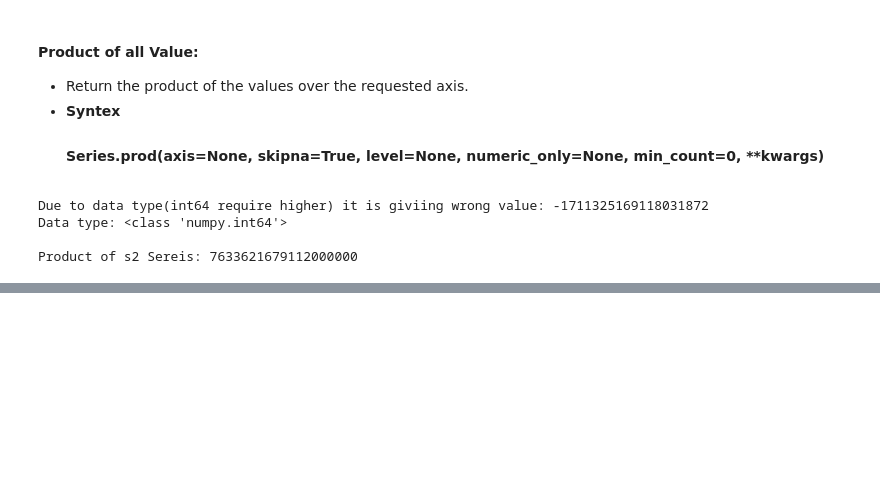
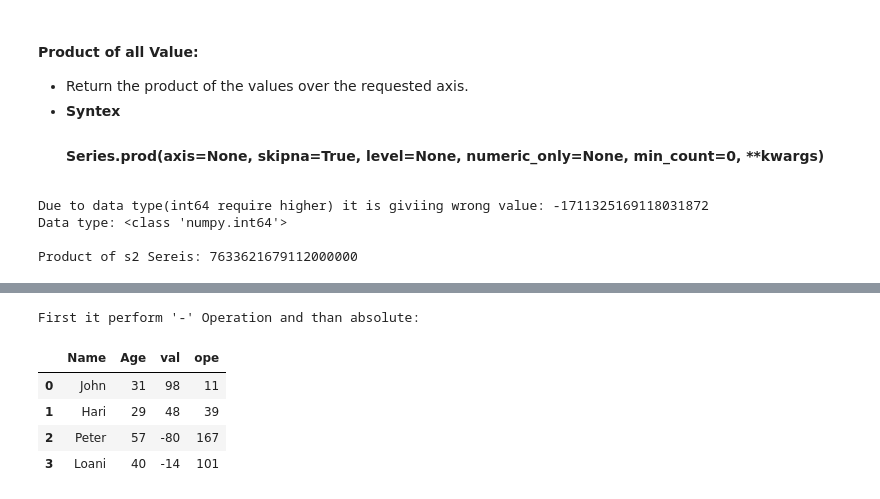
Before and after one commit to Raghushaf/Data_Study_Kaggle, a Jupyter notebook: pandas-learn-practise.ipynb, the cells around one changed output, grey strips where cells are left out. Cells and saved outputs as stored; diff of their text form; code cells hidden in the pictures; blank space fills up the shorter version.

```diff
--- a/pandas-learn-practise.ipynb
+++ b/pandas-learn-practise.ipynb
@@ -1506,0 +1610,16 @@ Product of s2 Sereis: 7633621679112000000
+# %%
+df = pd.DataFrame({'Name': ['John', 'Hari', 'Peter', 'Loani'],
+                  'Age': [31, 29, 57, 40],
+                  'val': [98, 48, -80, -14]})
+
+
+print("First it perform '-' Operation and than absolute:")
+df['ope'] = (df.val - 87).abs()
+df
+# %% [output]
+First it perform '-' Operation and than absolute:
+|  | Name | Age | val | ope |
+| 0 | John | 31 | 98 | 11 |
+| 1 | Hari | 29 | 48 | 39 |
+| 2 | Peter | 57 | -80 | 167 |
+| 3 | Loani | 40 | -14 | 101 |
```
Also changed, not shown: parts of 42 cells of this notebook.
